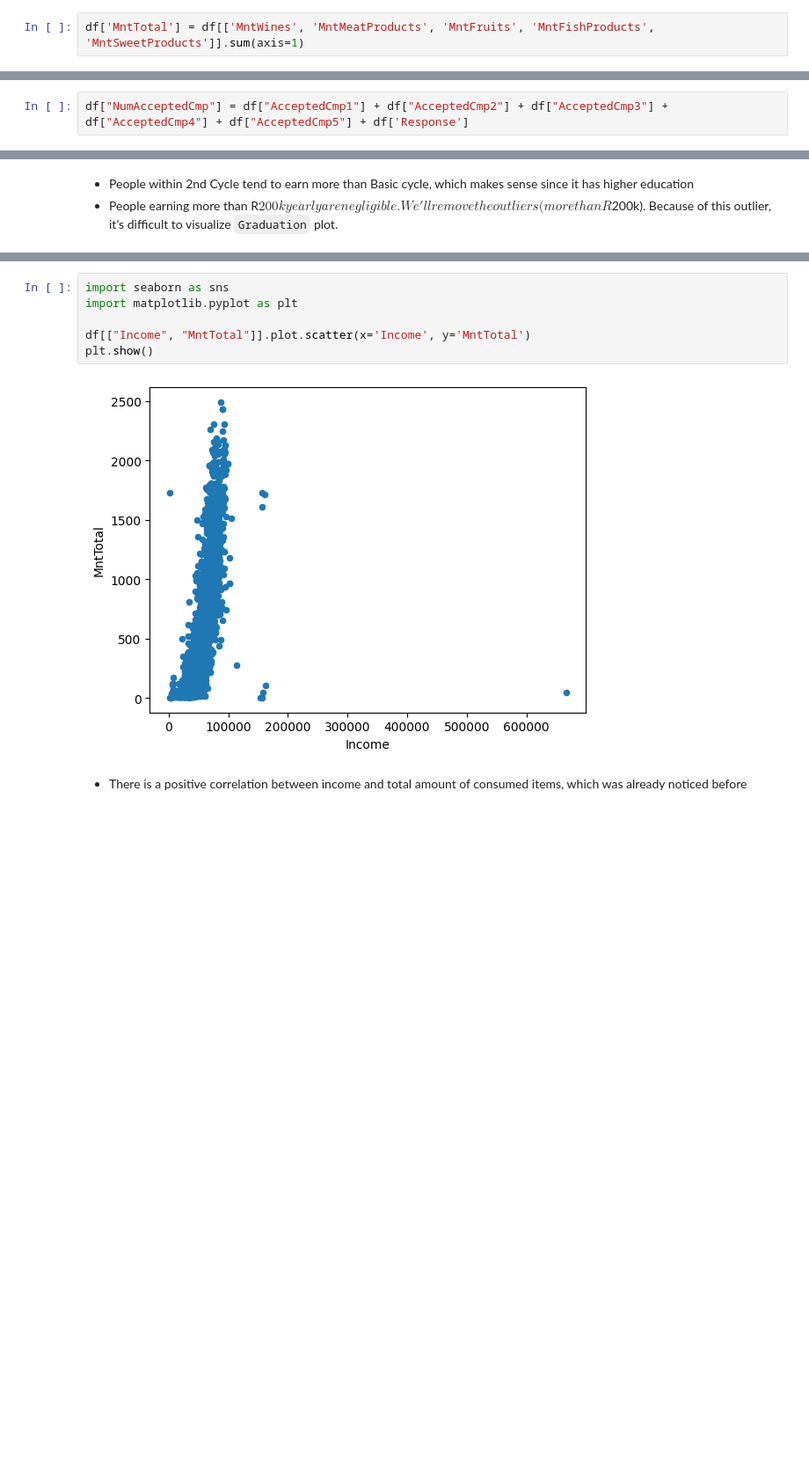
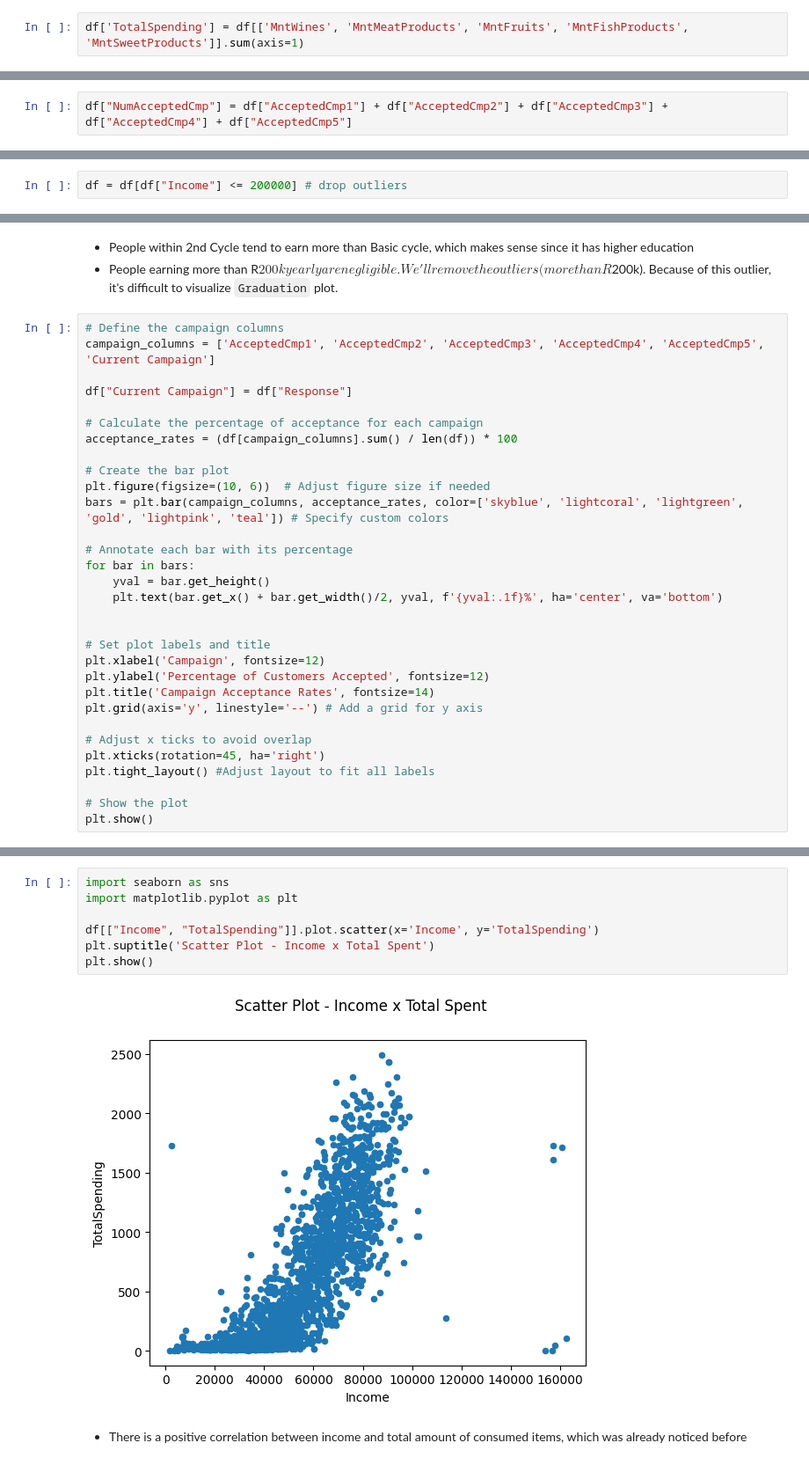
Before and after one commit to joe-stifler/ifood-campaign-analysis, a Jupyter notebook: clustering.ipynb, the cells around one changed output, grey strips where cells are left out. Shown at 88% size. Saved outputs shown, nothing was run; the diff lists cells and outputs as text; blank space fills up the shorter version.

```diff
--- a/clustering.ipynb
+++ b/clustering.ipynb
@@ -165,5 +196,5 @@ Let's create some variables to help with our analysis
 # %%
 df['MntRegProds'] = (df['MntWines'] + df['MntMeatProducts'] + df['MntFruits'] + df['MntFishProducts'] + df['MntSweetProducts'] - df['MntGoldProds'])
 # %%
-df['MntTotal'] = df[['MntWines', 'MntMeatProducts', 'MntFruits', 'MntFishProducts', 'MntSweetProducts']].sum(axis=1)
+df['TotalSpending'] = df[['MntWines', 'MntMeatProducts', 'MntFruits', 'MntFishProducts', 'MntSweetProducts']].sum(axis=1)
 # %%
@@ -191,7 +222,7 @@ df.drop(columns=["Dt_Customer"], inplace=True)
 # %%
 df["NumTotalPurchases"] = df["NumCatalogPurchases"] + df["NumStorePurchases"] + df["NumWebPurchases"]
 # %%
-df["NumAcceptedCmp"] = df["AcceptedCmp1"] + df["AcceptedCmp2"] + df["AcceptedCmp3"] + df["AcceptedCmp4"] + df["AcceptedCmp5"] + df['Response']
+df["NumAcceptedCmp"] = df["AcceptedCmp1"] + df["AcceptedCmp2"] + df["AcceptedCmp3"] + df["AcceptedCmp4"] + df["AcceptedCmp5"]
 # %%
 df["CustomerAge"] = current_year - df["Year_Birth"]
 
@@ -295,5 +323,7 @@ plt.show()
 # %% [markdown]
 - There is some clear outliers in columns `Income`, `Year_Birth`. We'll drop those below.
+# %%
+df = df[df["Income"] <= 200000] # drop outliers
 # %%
 assert len(df['ID'].value_counts()) == len(df)
 # %%
@@ -350,3 +379,34 @@ plt.show()
 # %% [markdown]
 - People within 2nd Cycle tend to earn more than Basic cycle, which makes sense since it has higher education
 - People earning more than R$200k yearly are negligible. We'll remove the outliers (more than R$200k). Because of this outlier, it's difficult to visualize `Graduation` plot.
+# %%
+# Define the campaign columns
+campaign_columns = ['AcceptedCmp1', 'AcceptedCmp2', 'AcceptedCmp3', 'AcceptedCmp4', 'AcceptedCmp5', 'Current Campaign']
+
+df["Current Campaign"] = df["Response"]
+
+# Calculate the percentage of acceptance for each campaign
+acceptance_rates = (df[campaign_columns].sum() / len(df)) * 100
+
+# Create the bar plot
+plt.figure(figsize=(10, 6))  # Adjust figure size if needed
+bars = plt.bar(campaign_columns, acceptance_rates, color=['skyblue', 'lightcoral', 'lightgreen', 'gold', 'lightpink', 'teal']) # Specify custom colors
+
+# Annotate each bar with its percentage
+for bar in bars:
+    yval = bar.get_height()
+    plt.text(bar.get_x() + bar.get_width()/2, yval, f'{yval:.1f}%', ha='center', va='bottom')
+
+
+# Set plot labels and title
+plt.xlabel('Campaign', fontsize=12)
+plt.ylabel('Percentage of Customers Accepted', fontsize=12)
+plt.title('Campaign Acceptance Rates', fontsize=14)
+plt.grid(axis='y', linestyle='--') # Add a grid for y axis
+
+# Adjust x ticks to avoid overlap
+plt.xticks(rotation=45, ha='right')
+plt.tight_layout() #Adjust layout to fit all labels
+
+# Show the plot
+plt.show()
@@ -353,11 +533,12 @@ plt.show()
 # %%
 import seaborn as sns
 import matplotlib.pyplot as plt
 
-df[["Income", "MntTotal"]].plot.scatter(x='Income', y='MntTotal')
+df[["Income", "TotalSpending"]].plot.scatter(x='Income', y='TotalSpending')
+plt.suptitle('Scatter Plot - Income x Total Spent')
 plt.show()
 # %% [output]
-[figure, old version]
+[figure, new version]
 # %% [markdown]
 - There is a positive correlation between income and total amount of consumed items, which was already noticed before
 # %%
```
Also changed, not shown: parts of 58 cells of this notebook.
